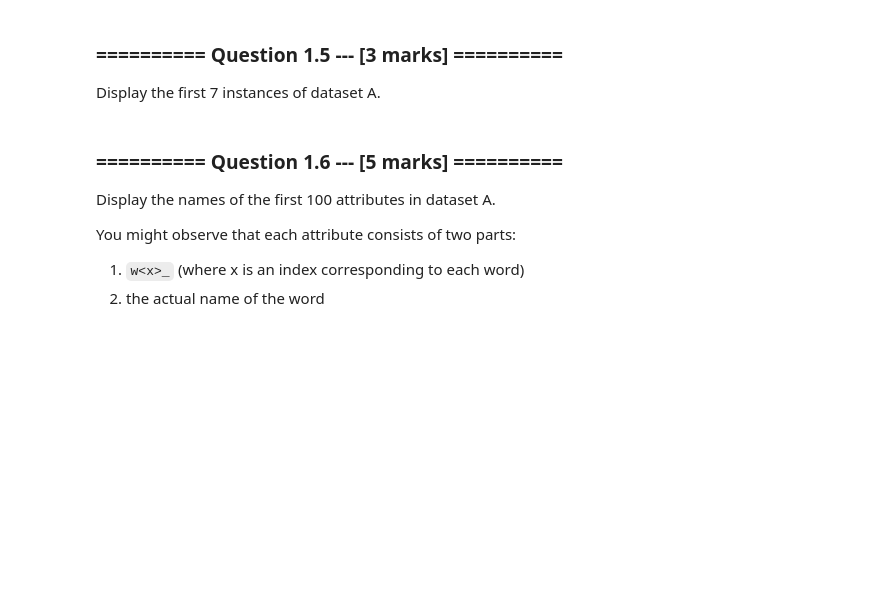
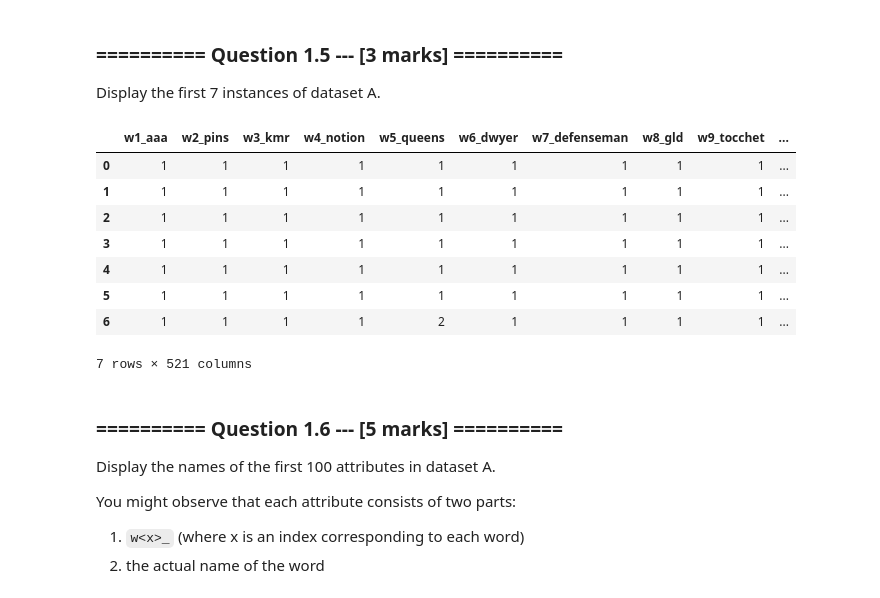
Before and after one commit to adagloria/CA_AI_2020, a Jupyter notebook: 02_Data_Science_and_Machine_Learning_Fundamentals/Assignment_1_Data_Analysis_Visualization.ipynb, the cells around one changed output. Drawn from its saved outputs; the diff is of its cells as text; code cells hidden in the pictures; blank space fills up the shorter version.

```diff
--- a/02_Data_Science_and_Machine_Learning_Fundamentals/Assignment_1_Data_Analysis_Visualization.ipynb
+++ b/02_Data_Science_and_Machine_Learning_Fundamentals/Assignment_1_Data_Analysis_Visualization.ipynb
@@ -74,3 +95,15 @@ Display the first 7 instances of dataset A.
+# %%
+news_A.head(7)
+# %% [output]
+|  | w1_aaa | w2_pins | w3_kmr | w4_notion | w5_queens | w6_dwyer | w7_defenseman | w8_gld | w9_tocchet | ... |
+| 0 | 1 | 1 | 1 | 1 | 1 | 1 | 1 | 1 | 1 | ... |
+| 1 | 1 | 1 | 1 | 1 | 1 | 1 | 1 | 1 | 1 | ... |
+| 2 | 1 | 1 | 1 | 1 | 1 | 1 | 1 | 1 | 1 | ... |
+| 3 | 1 | 1 | 1 | 1 | 1 | 1 | 1 | 1 | 1 | ... |
+| 4 | 1 | 1 | 1 | 1 | 1 | 1 | 1 | 1 | 1 | ... |
+| 5 | 1 | 1 | 1 | 1 | 1 | 1 | 1 | 1 | 1 | ... |
+| 6 | 1 | 1 | 1 | 1 | 2 | 1 | 1 | 1 | 1 | ... |
+7 rows × 521 columns
 # %% [markdown]
 ### ========== Question 1.6 --- [5 marks] ==========
 Display the names of the first 100 attributes in dataset A.
```
Also changed, not shown: parts of 17 cells of this notebook.
